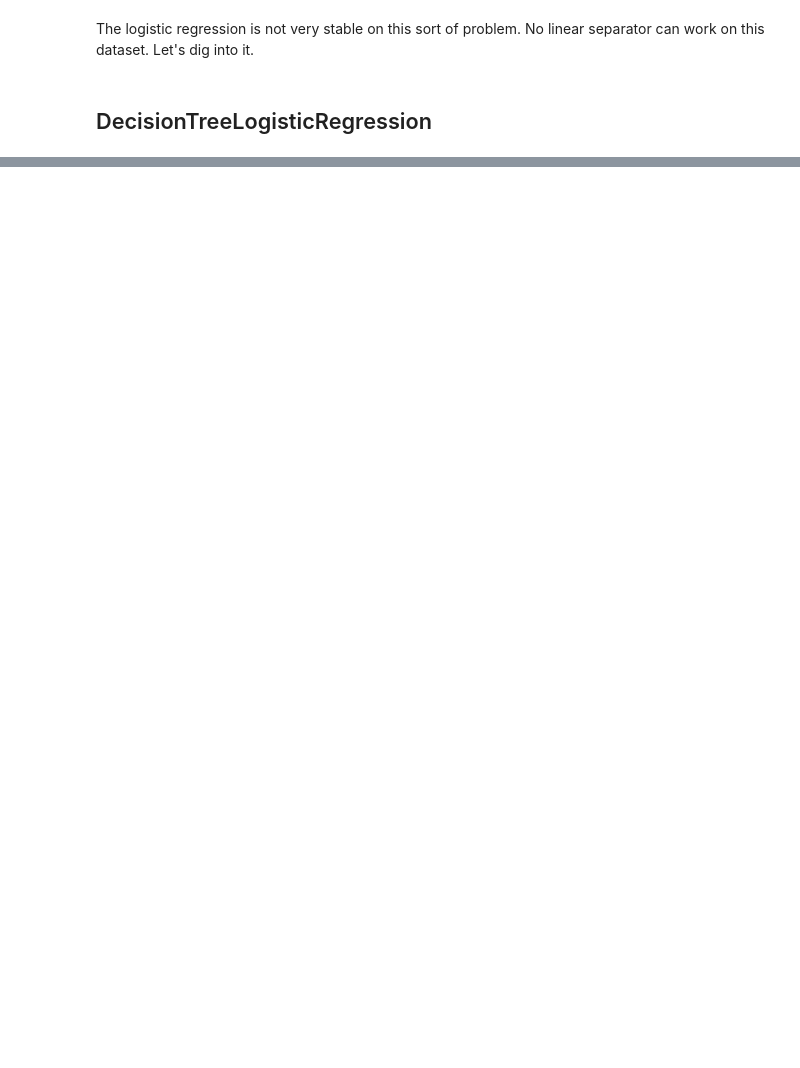
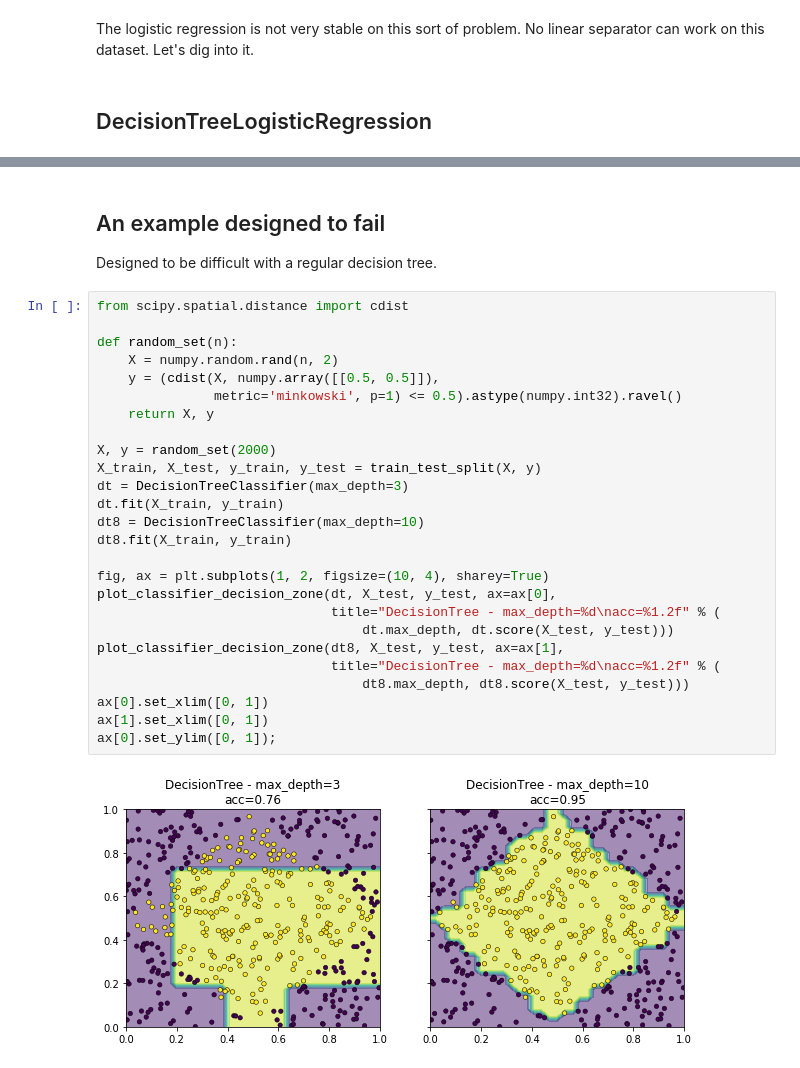
Before and after one commit to sdpython/mlinsights, a Jupyter notebook: _doc/notebooks/sklearn/decision_tree_logreg.ipynb, the cells around one changed output, grey strips where cells are left out. Cells and saved outputs as stored; diff of their text form; blank space fills up the shorter version.

```diff
--- a/_doc/notebooks/sklearn/decision_tree_logreg.ipynb
+++ b/_doc/notebooks/sklearn/decision_tree_logreg.ipynb
@@ -113,0 +114,32 @@ DataFrame(rows)
+# %% [markdown]
+## An example designed to fail
+
+Designed to be difficult with a regular decision tree.
+# %%
+from scipy.spatial.distance import cdist
+
+def random_set(n):
+    X = numpy.random.rand(n, 2)
+    y = (cdist(X, numpy.array([[0.5, 0.5]]),
+               metric='minkowski', p=1) <= 0.5).astype(numpy.int32).ravel()
+    return X, y
+
+X, y = random_set(2000)
+X_train, X_test, y_train, y_test = train_test_split(X, y)
+dt = DecisionTreeClassifier(max_depth=3)
+dt.fit(X_train, y_train)
+dt8 = DecisionTreeClassifier(max_depth=10)
+dt8.fit(X_train, y_train)
+
+fig, ax = plt.subplots(1, 2, figsize=(10, 4), sharey=True)
+plot_classifier_decision_zone(dt, X_test, y_test, ax=ax[0],
+                              title="DecisionTree - max_depth=%d\nacc=%1.2f" % (
+                                  dt.max_depth, dt.score(X_test, y_test)))
+plot_classifier_decision_zone(dt8, X_test, y_test, ax=ax[1],
+                              title="DecisionTree - max_depth=%d\nacc=%1.2f" % (
+                                  dt8.max_depth, dt8.score(X_test, y_test)))
+ax[0].set_xlim([0, 1])
+ax[1].set_xlim([0, 1])
+ax[0].set_ylim([0, 1]);
+# %% [output]
+[figure, added]
```
Also changed, not shown: parts of 5 cells of this notebook, 1 other file.
